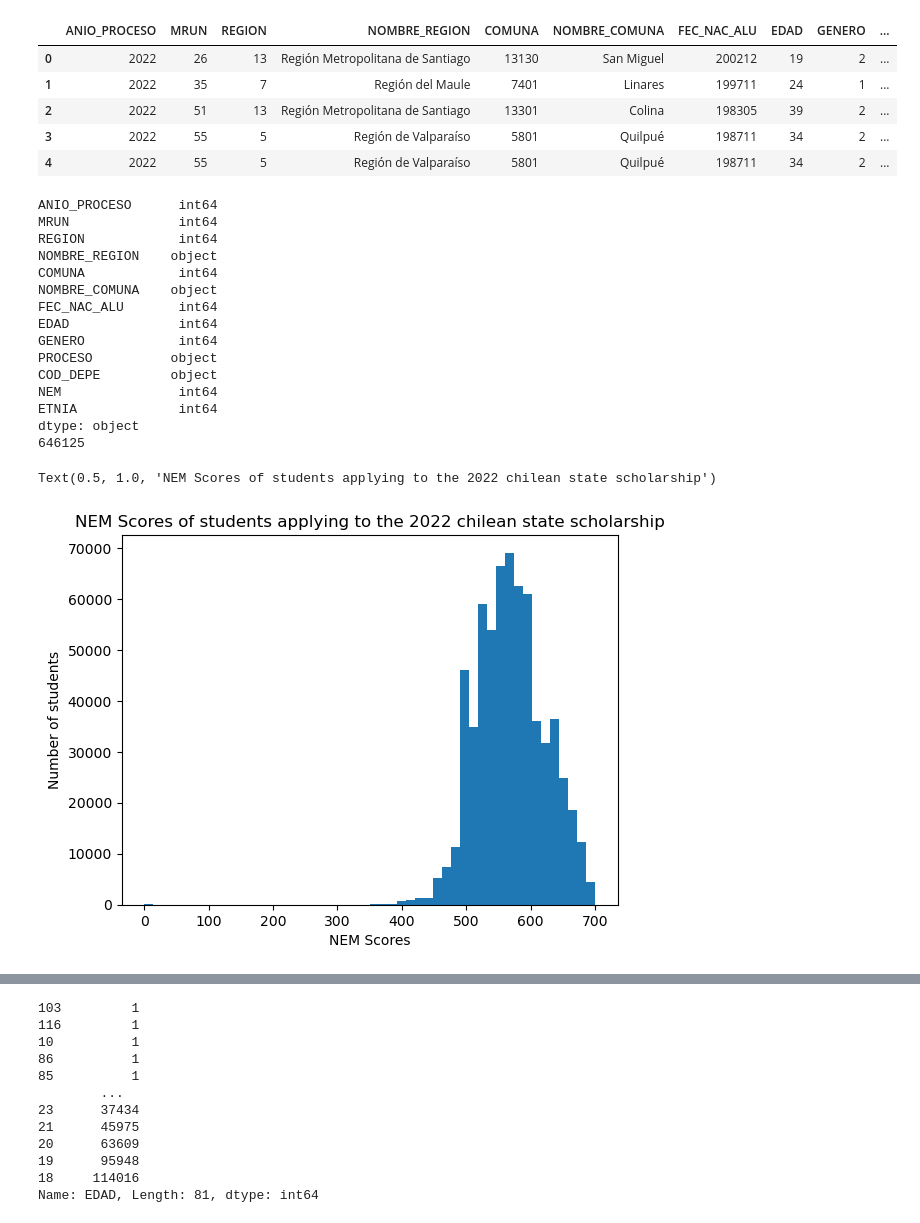
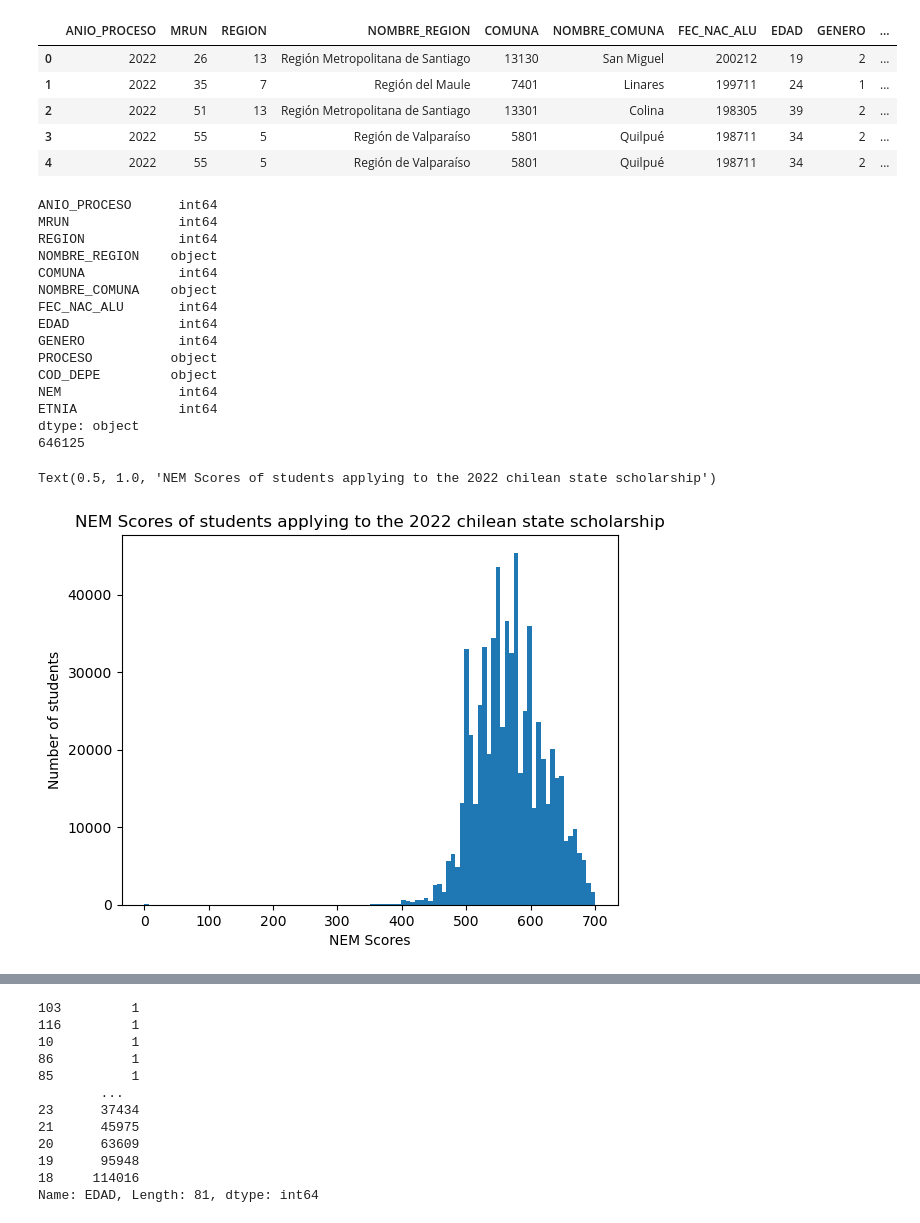
Before and after one commit to Claudio-AhumadaL/Chilean-State-Scholarship-Apllications-Data-2022, a Jupyter notebook: Data_postulacionesBecas_Claudio-AhumadaL.ipynb, the cells around one changed output, grey strips where cells are left out. Drawn from its saved outputs; the diff is of its cells as text; code cells hidden in the pictures.

```diff
--- a/Data_postulacionesBecas_Claudio-AhumadaL.ipynb
+++ b/Data_postulacionesBecas_Claudio-AhumadaL.ipynb
@@ -27,35 +27,35 @@ data_postulaciones.head()
 
 print(data_postulaciones.dtypes)
 print(len(data_postulaciones["NEM"]))
 
 # NEM values inspection
 
 nem_value_counts = data_postulaciones.NEM.value_counts(ascending = True)
 
 # Histogram of the NEM variable
 
-plt.hist(data_postulaciones.NEM, bins = 50)
+plt.hist(data_postulaciones.NEM, bins = 100)
 plt.xlabel('NEM Scores')
 plt.ylabel('Number of students')
 plt.title('NEM Scores of students applying to the 2022 chilean state scholarship')
 # %% [output]
 ANIO_PROCESO      int64
 MRUN              int64
 REGION            int64
 NOMBRE_REGION    object
 COMUNA            int64
 NOMBRE_COMUNA    object
 FEC_NAC_ALU       int64
 EDAD              int64
 GENERO            int64
 PROCESO          object
 COD_DEPE         object
 NEM               int64
 ETNIA             int64
 dtype: object
 646125
 Text(0.5, 1.0, 'NEM Scores of students applying to the 2022 chilean state scholarship')
-[figure, old version]
+[figure, new version]
 # %%
 # NEM scores of 1 seem to be unusable rows. The minimum NEM score equals 100.
 # Dropping rows that have a NEM score of 1
```
Also changed, not shown: parts of 5 cells of this notebook.
